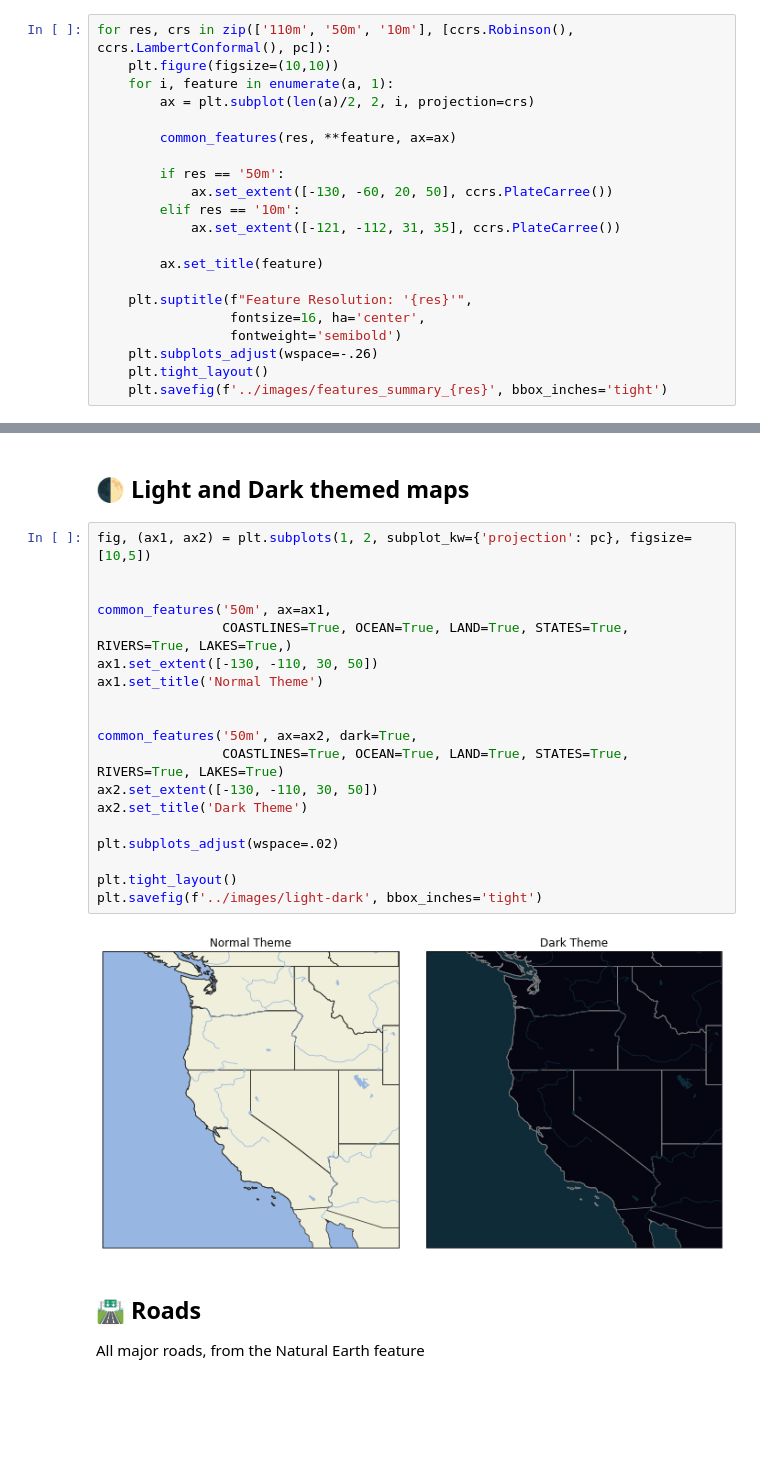
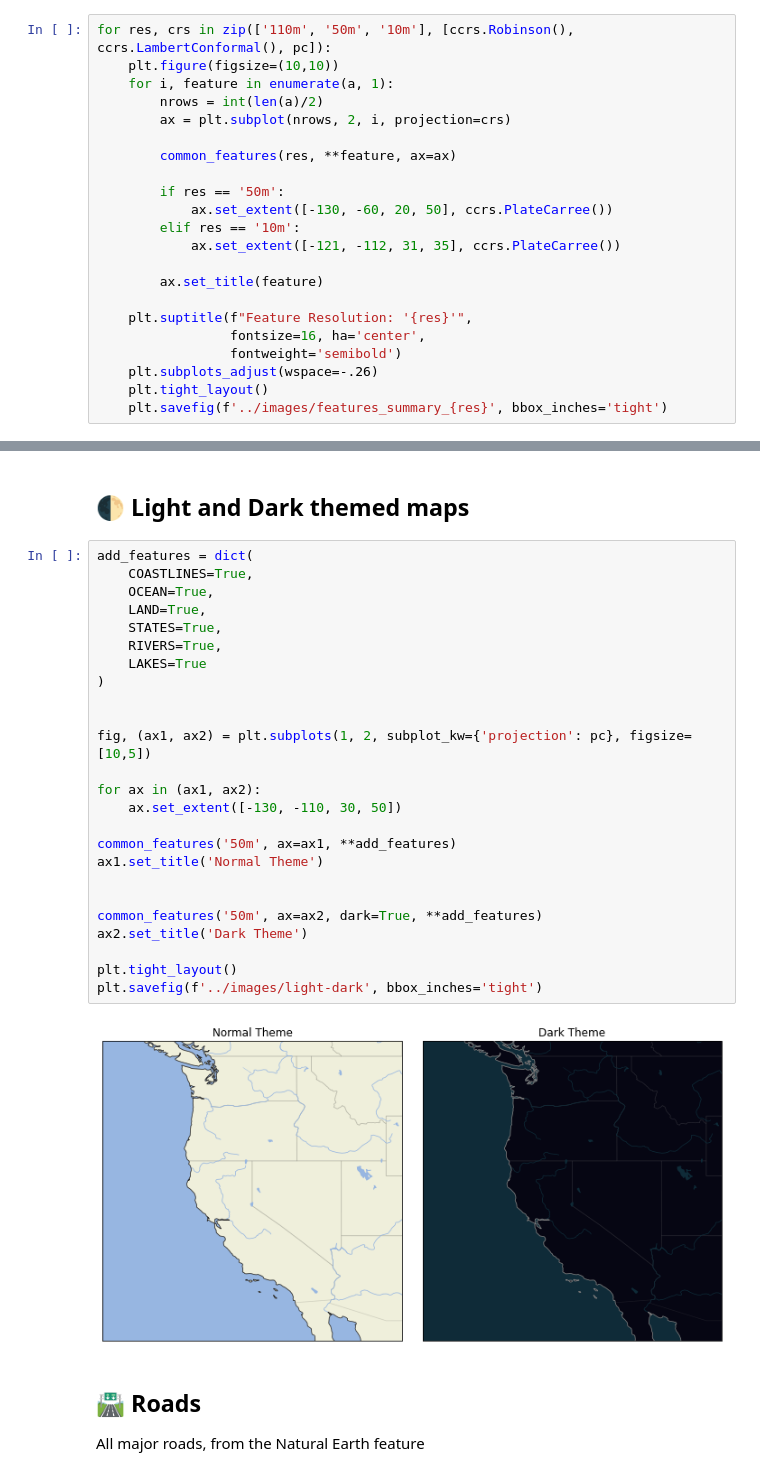
Before and after one commit to blaylockbk/Carpenter_Workshop, a Jupyter notebook: notebooks/demo_cartopy_tools.ipynb, the cells around one changed output, grey strips where cells are left out. Drawn from its saved outputs; the diff is of its cells as text; blank space fills up the shorter version.

```diff
--- a/notebooks/demo_cartopy_tools.ipynb
+++ b/notebooks/demo_cartopy_tools.ipynb
@@ -73,7 +77,8 @@ a = [
 for res, crs in zip(['110m', '50m', '10m'], [ccrs.Robinson(), ccrs.LambertConformal(), pc]):
     plt.figure(figsize=(10,10))
     for i, feature in enumerate(a, 1):
-        ax = plt.subplot(len(a)/2, 2, i, projection=crs)
+        nrows = int(len(a)/2)
+        ax = plt.subplot(nrows, 2, i, projection=crs)
 
         common_features(res, **feature, ax=ax)
 
@@ -97,26 +102,32 @@ for res, crs in zip(['110m', '50m', '10m'], [ccrs.Robinson(), ccrs.LambertConfor
 # %% [markdown]
 ## 🌓 Light and Dark themed maps
 # %%
+add_features = dict(
+    COASTLINES=True,
+    OCEAN=True,
+    LAND=True,
+    STATES=True,
+    RIVERS=True,
+    LAKES=True
+)
+
+
 fig, (ax1, ax2) = plt.subplots(1, 2, subplot_kw={'projection': pc}, figsize=[10,5])
 
+for ax in (ax1, ax2):
+    ax.set_extent([-130, -110, 30, 50])
 
-common_features('50m', ax=ax1,
-                COASTLINES=True, OCEAN=True, LAND=True, STATES=True, RIVERS=True, LAKES=True,)
-ax1.set_extent([-130, -110, 30, 50])
+common_features('50m', ax=ax1, **add_features)
 ax1.set_title('Normal Theme')
 
 
-common_features('50m', ax=ax2, dark=True,
-                COASTLINES=True, OCEAN=True, LAND=True, STATES=True, RIVERS=True, LAKES=True)
-ax2.set_extent([-130, -110, 30, 50])
+common_features('50m', ax=ax2, dark=True, **add_features)
 ax2.set_title('Dark Theme')
-
-plt.subplots_adjust(wspace=.02)
 
 plt.tight_layout()
 plt.savefig(f'../images/light-dark', bbox_inches='tight')
 # %% [output]
-[figure, old version]
+[figure, new version]
 # %% [markdown]
 ## 🛣 Roads
 All major roads, from the Natural Earth feature
```
Also changed, not shown: parts of 26 cells of this notebook, 5 other files.
